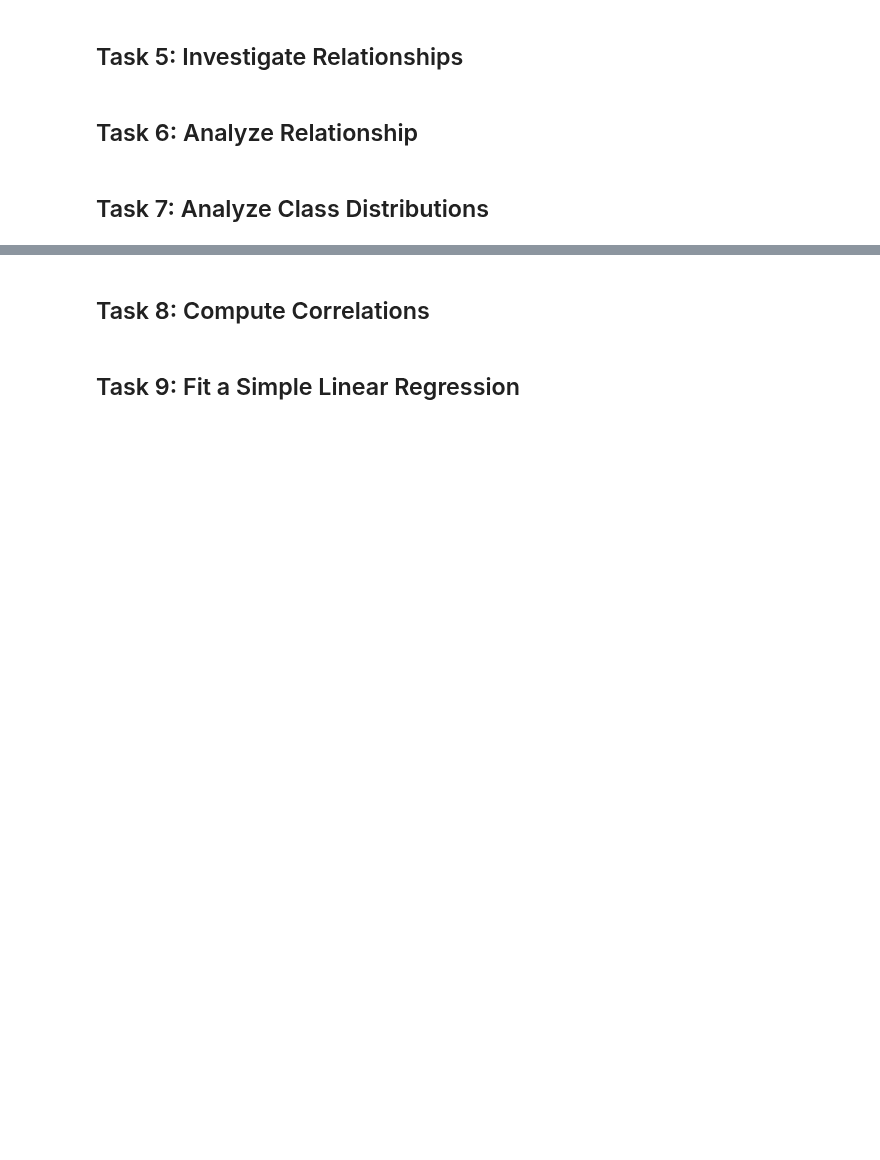
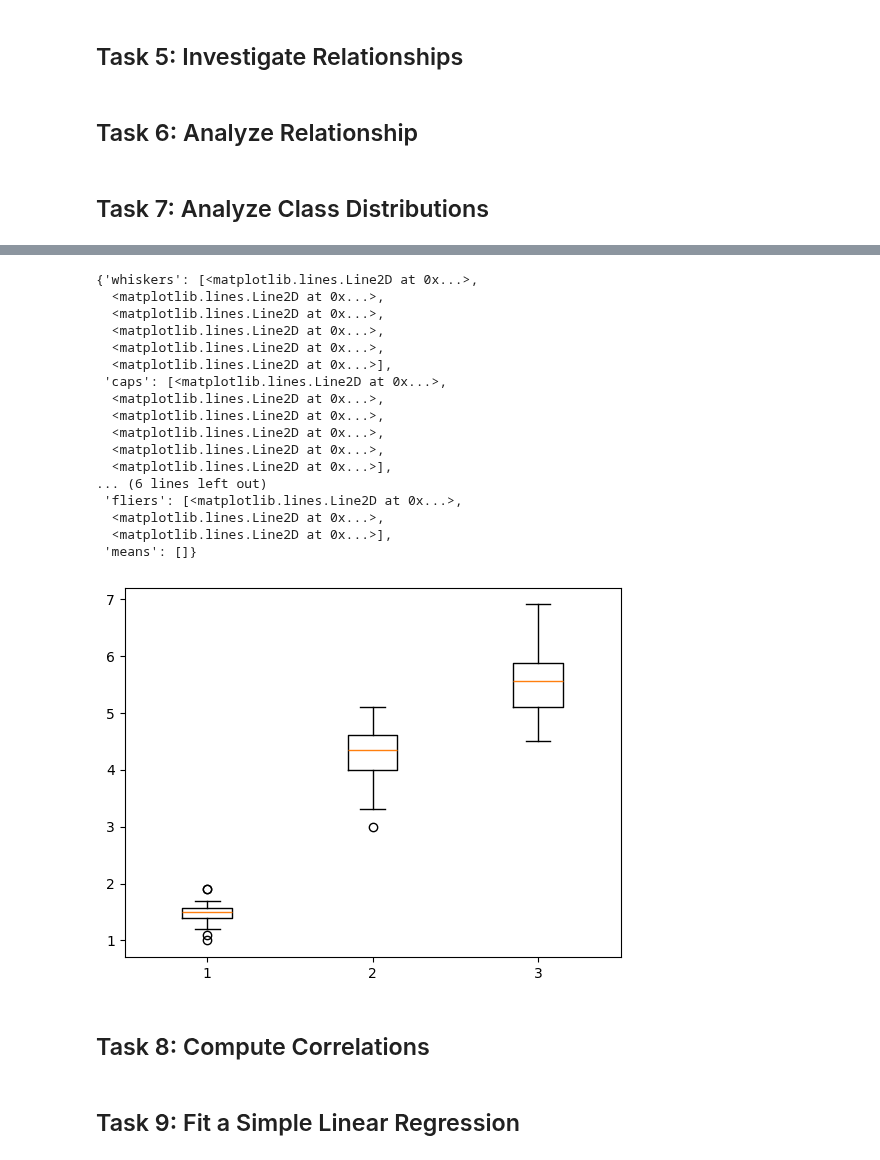
Before and after one commit to Oksyyy/principles_of_data_analytics, a Jupyter notebook: tasks.ipynb, the cells around one changed output, grey strips where cells are left out. Saved outputs shown, nothing was run; the diff lists cells and outputs as text; code cells hidden in the pictures; blank space fills up the shorter version.

```diff
--- a/tasks.ipynb
+++ b/tasks.ipynb
@@ -354,0 +348,8 @@ unique, counts
+# %%
+# Extract petal length for class 1 (Setosa)
+# From previous analysis, petal_length is the third column in the dataset (index = 2)
+# Select rows where the target valus is 0 (Setosa) and extract petal length column
+class_1 = iris.data[iris.target == 0, 2]
+
+# Display class 1 array
+print(class_1)
@@ -354,0 +360,7 @@ unique, counts
+# %%
+# Extract petal length for class 2 (Versicolor)
+# Select rows where the target valus is 1 (Versicolor) and extract petal length column
+class_2 = iris.data[iris.target == 1, 2]
+
+# Display class 1 array
+print(class_2)
@@ -354,0 +371,7 @@ unique, counts
+# %%
+# Extract petal length for class 3 (Virjinica)
+# Select rows where the target valus is 2 (Virjinica) and extract petal length column
+class_3 = iris.data[iris.target == 2, 2]
+
+# Display class 1 array
+print(class_3)
@@ -354,0 +384,6 @@ unique, counts
+# %%
+# Create a numpy array to store petal length values for each class
+data = np.array([class_1, class_2, class_3])
+
+# Display
+print(data)
@@ -355,3 +400,29 @@ unique, counts
+# %%
+# Create figure and axis for the plot
+fig, ax = plt.subplots()
+
+# Create boxplots
+# Transpose the data using data.T allowing for each class to create a separate boxplot
+ax.boxplot(data.T)
+# %% [output]
+{'whiskers': [<matplotlib.lines.Line2D at 0x...>,
+  <matplotlib.lines.Line2D at 0x...>,
+  <matplotlib.lines.Line2D at 0x...>,
+  <matplotlib.lines.Line2D at 0x...>,
+  <matplotlib.lines.Line2D at 0x...>,
+  <matplotlib.lines.Line2D at 0x...>],
+ 'caps': [<matplotlib.lines.Line2D at 0x...>,
+  <matplotlib.lines.Line2D at 0x...>,
+  <matplotlib.lines.Line2D at 0x...>,
+  <matplotlib.lines.Line2D at 0x...>,
+  <matplotlib.lines.Line2D at 0x...>,
+  <matplotlib.lines.Line2D at 0x...>],
+... (6 lines left out)
+ 'fliers': [<matplotlib.lines.Line2D at 0x...>,
+  <matplotlib.lines.Line2D at 0x...>,
+  <matplotlib.lines.Line2D at 0x...>],
+ 'means': []}
+[figure, added]
 # %% [markdown]
 ## Task 8: Compute Correlations
 # %% [markdown]
```
Also changed, not shown: parts of 13 cells of this notebook.
